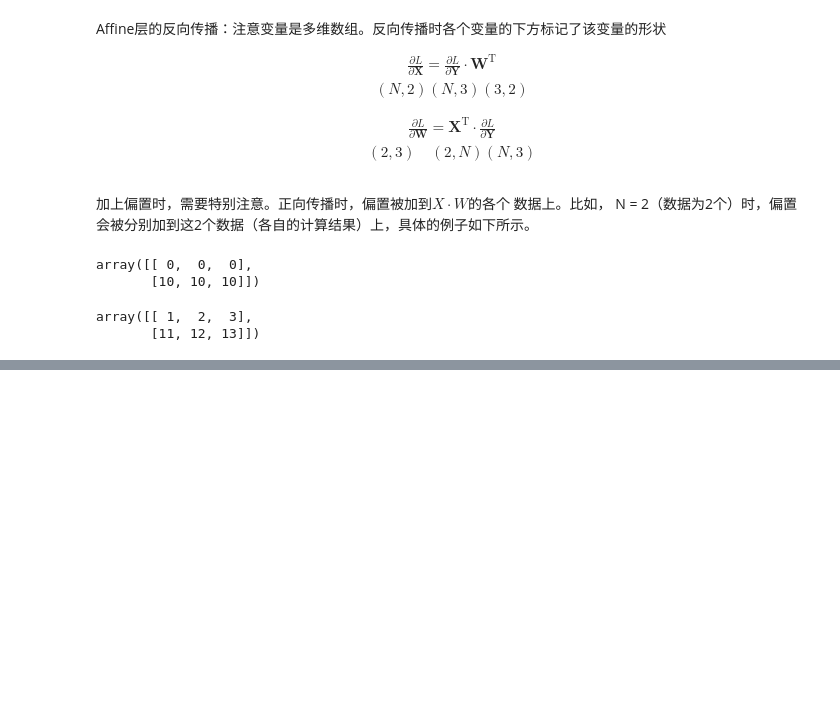
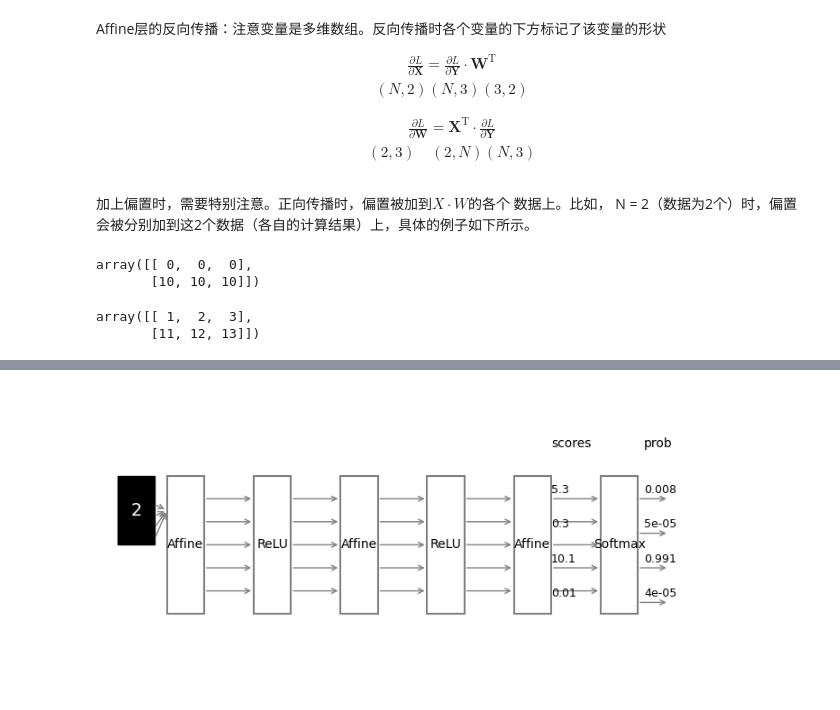
Before and after one commit to AnnFengDeYe/Deep-Learrning-from-Scratch, a Jupyter notebook: Error-backpropagation.ipynb, the cells around one changed output, grey strips where cells are left out. Cells and saved outputs as stored; diff of their text form; code cells hidden in the pictures; blank space fills up the shorter version.

```diff
--- a/Error-backpropagation.ipynb
+++ b/Error-backpropagation.ipynb
@@ -1644,0 +1947,94 @@ array([[ 1,  2,  3],
+# %%
+import matplotlib.pyplot as plt
+import matplotlib.patches as patches
+
+def draw_mnist_network_diagram():
+    fig, ax = plt.subplots(figsize=(8, 3.5))
+
+    # 1) 画左侧的手写数字示意框
+    #    用一个小方块来代表输入图像，内部写“2”
+    img_x, img_y = 0.2, 1.2   # 左下角坐标
+    img_w, img_h = 0.6, 0.6   # 图片宽高
+    ax.add_patch(patches.Rectangle(
+        (img_x, img_y), img_w, img_h,
+        edgecolor='black', facecolor='black', zorder=3
+    ))
+    ax.text(img_x + img_w/2, img_y + img_h/2, '2',
+            ha='center', va='center', color='white', fontsize=14)
+
+    # 在图像左侧/下方，画一些虚拟箭头表示多个像素通道
+    # （仅作为装饰，略示多输入）
+    for yy in [1.25, 1.35, 1.45, 1.55]:
+        ax.annotate('', xy=(1.0, 1.5), xytext=(img_x+img_w, yy),
+                    arrowprops=dict(arrowstyle="->", color='gray', linewidth=1))
+
+    # 2) 依次画若干矩形代表层：Affine -> ReLU -> Affine -> ReLU -> Affine -> Softmax
+    #    每个层是一个竖直的矩形，依次排开
+    layer_names = ['Affine', 'ReLU', 'Affine', 'ReLU', 'Affine', 'Softmax']
+    layer_x_start = 1.0
+    layer_width = 0.6
+    layer_height = 1.2
+
+    # 在最右边，我们要展示“得分” -> “概率”两列文字
+    # 这里先定义在 Softmax 右侧对齐的坐标
+    score_start_x = layer_x_start + 5*(layer_width + 0.8) + 1.2  # 在第5层以后再空出一些位置
+
+    for i, layer_name in enumerate(layer_names):
+        rect_x = layer_x_start + i*(layer_width + 0.8)
+        rect_y = 0.6
+        # 画层的矩形
+        ax.add_patch(patches.Rectangle(
+            (rect_x, rect_y), layer_width, layer_height,
+            edgecolor='gray', facecolor='white', linewidth=1.5, zorder=2
+        ))
+        # 在矩形中央写层名称
+        ax.text(rect_x + layer_width/2, rect_y + layer_height/2, layer_name,
+                ha='center', va='center', fontsize=10, zorder=3)
+
+        # 画上一层到这一层之间的一些连线 (仅示意)
+        if i == 0:
+            # 这层是第一个 Affine，从左侧像素输入到 Affine
+            # 我们上面已经画了几条灰线指向 (1.0, 1.5)，此处可再画若干条到 Affine 矩形左
+            pass
+        else:
+            # 在当前层与前一层之间画若干连线
+            prev_rect_x = layer_x_start + (i-1)*(layer_width + 0.8)
+            # 取若干从前层矩形右侧到当前层左侧的小箭头
+            for yy in [0.8, 1.0, 1.2, 1.4, 1.6]:
+                ax.annotate('',
+                            xy=(rect_x, yy),
+                            xytext=(prev_rect_x+layer_width, yy),
+                            arrowprops=dict(arrowstyle="->", color='gray', linewidth=1))
+
+    # 3) 画最右侧的得分与概率示意
+    #    在最后一个矩形 (Softmax) 右侧，画若干灰线到右边不同的文本 (得分 or 概率)
+    last_layer_rect_x = layer_x_start + 5*(layer_width + 0.8)
+    for j, (score_val, prob_val) in enumerate([(5.3, 0.008), (0.3, 0.00005),
+                                               (10.1, 0.991), (0.01, 0.00004)]):
+        # 从 Softmax 的右边到文字
+        yy = 1.6 - j*0.3  # 让它们分布在竖直方向
+        # 箭头
+        ax.annotate('',
+                    xy=(score_start_x - 0.1, yy),
+                    xytext=(last_layer_rect_x + layer_width, yy),
+                    arrowprops=dict(arrowstyle="->", color='gray', linewidth=1))
+        # 在箭头终点处标注数值 (得分 / 概率)
+        ax.text(score_start_x - 2, yy+0.05, f'{score_val}', fontsize=9, color='black')
+        ax.text(score_start_x-0.5, yy+0.05, f'{prob_val}', fontsize=9, color='black')
+
+    # 4) 在最右边再加上列标签：得分  概率
+    ax.text(score_start_x-2, 2.05, 'scores', fontsize=10, color='black', ha='left')
+    ax.text(score_start_x-0.5, 2.05, 'prob', fontsize=10, color='black', ha='left')
+
+    # 设置坐标范围并去掉坐标轴
+    ax.set_xlim(0, score_start_x+2.0)
+    ax.set_ylim(0, 2.5)
+    ax.axis('off')
+
+    plt.tight_layout()
+    plt.show()
+
+if __name__ == "__main__":
+    draw_mnist_network_diagram()
+# %% [output]
+[figure, added]
```
Also changed, not shown: parts of 17 cells of this notebook.
